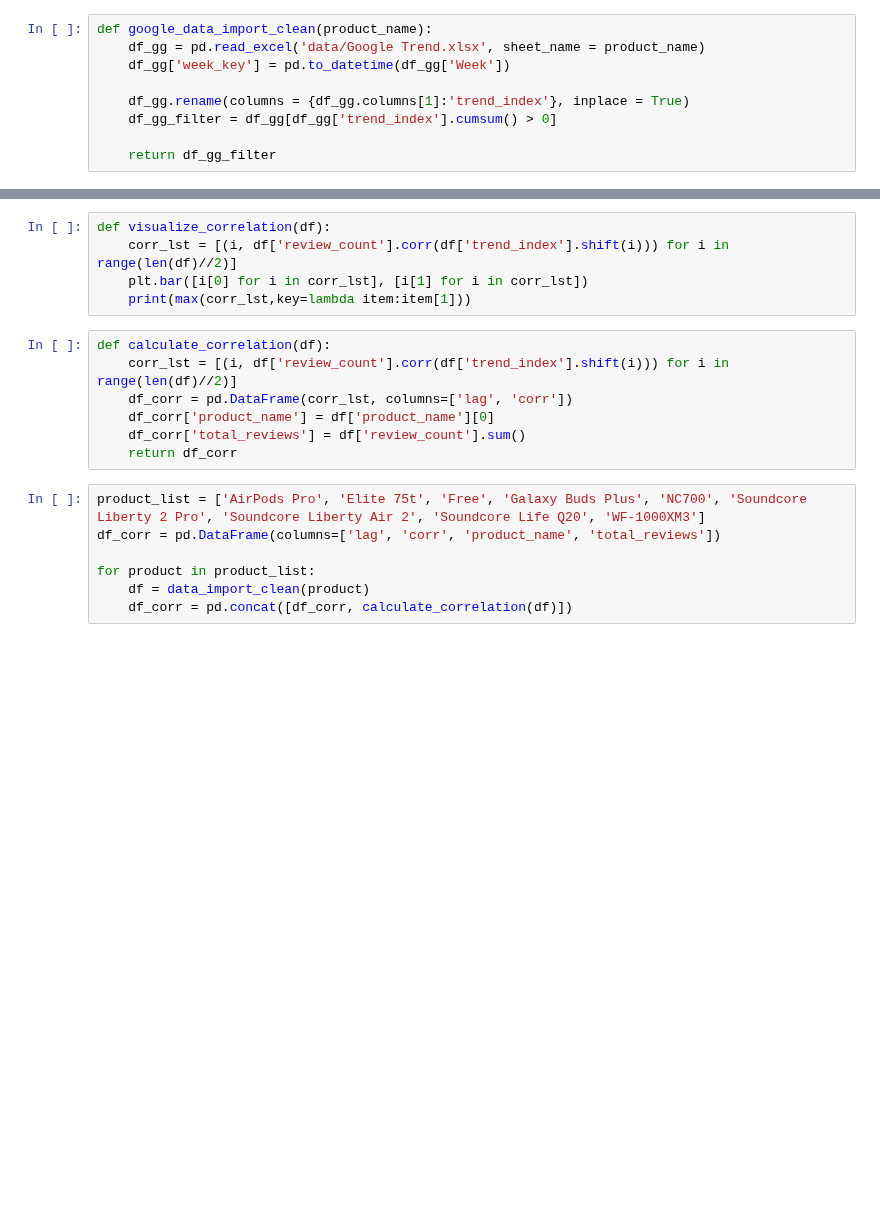
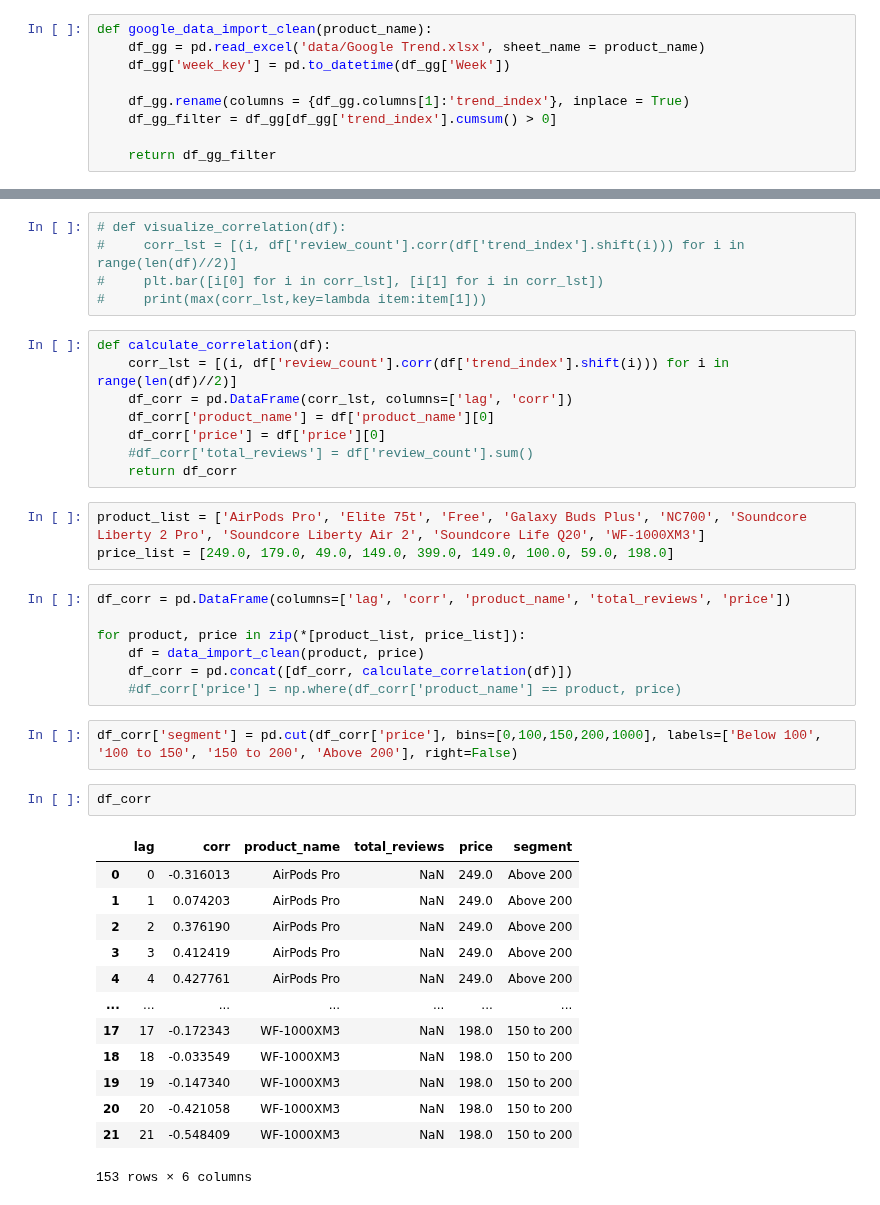
Before and after one commit to datascientistlin/AmazonReviewAnalysis, a Jupyter notebook: Correlation.ipynb, the cells around one changed output, grey strips where cells are left out. Cells and saved outputs as stored; diff of their text form; blank space fills up the shorter version.

```diff
--- a/Correlation.ipynb
+++ b/Correlation.ipynb
@@ -61,19 +61,41 @@ def visualize_review_google_trend(df):
 # %%
-def visualize_correlation(df):
-    corr_lst = [(i, df['review_count'].corr(df['trend_index'].shift(i))) for i in range(len(df)//2)]
-    plt.bar([i[0] for i in corr_lst], [i[1] for i in corr_lst])
-    print(max(corr_lst,key=lambda item:item[1]))
+# def visualize_correlation(df):
+#     corr_lst = [(i, df['review_count'].corr(df['trend_index'].shift(i))) for i in range(len(df)//2)]
+#     plt.bar([i[0] for i in corr_lst], [i[1] for i in corr_lst])
+#     print(max(corr_lst,key=lambda item:item[1]))
 # %%
 def calculate_correlation(df):
     corr_lst = [(i, df['review_count'].corr(df['trend_index'].shift(i))) for i in range(len(df)//2)]
     df_corr = pd.DataFrame(corr_lst, columns=['lag', 'corr'])
     df_corr['product_name'] = df['product_name'][0]
-    df_corr['total_reviews'] = df['review_count'].sum()
+    df_corr['price'] = df['price'][0]
+    #df_corr['total_reviews'] = df['review_count'].sum()
     return df_corr
 # %%
 product_list = ['AirPods Pro', 'Elite 75t', 'Free', 'Galaxy Buds Plus', 'NC700', 'Soundcore Liberty 2 Pro', 'Soundcore Liberty Air 2', 'Soundcore Life Q20', 'WF-1000XM3']
-df_corr = pd.DataFrame(columns=['lag', 'corr', 'product_name', 'total_reviews'])
-
-for product in product_list:
-    df = data_import_clean(product)
-    df_corr = pd.concat([df_corr, calculate_correlation(df)])
+price_list = [249.0, 179.0, 49.0, 149.0, 399.0, 149.0, 100.0, 59.0, 198.0]
+# %%
+df_corr = pd.DataFrame(columns=['lag', 'corr', 'product_name', 'total_reviews', 'price'])
+
+for product, price in zip(*[product_list, price_list]):
+    df = data_import_clean(product, price)
+    df_corr = pd.concat([df_corr, calculate_correlation(df)])
+    #df_corr['price'] = np.where(df_corr['product_name'] == product, price)
+# %%
+df_corr['segment'] = pd.cut(df_corr['price'], bins=[0,100,150,200,1000], labels=['Below 100', '100 to 150', '150 to 200', 'Above 200'], right=False)
+# %%
+df_corr
+# %% [output]
+|  | lag | corr | product_name | total_reviews | price | segment |
+| 0 | 0 | -0.316013 | AirPods Pro | NaN | 249.0 | Above 200 |
+| 1 | 1 | 0.074203 | AirPods Pro | NaN | 249.0 | Above 200 |
+| 2 | 2 | 0.376190 | AirPods Pro | NaN | 249.0 | Above 200 |
+| 3 | 3 | 0.412419 | AirPods Pro | NaN | 249.0 | Above 200 |
+| 4 | 4 | 0.427761 | AirPods Pro | NaN | 249.0 | Above 200 |
+| ... | ... | ... | ... | ... | ... | ... |
+| 17 | 17 | -0.172343 | WF-1000XM3 | NaN | 198.0 | 150 to 200 |
+| 18 | 18 | -0.033549 | WF-1000XM3 | NaN | 198.0 | 150 to 200 |
+| 19 | 19 | -0.147340 | WF-1000XM3 | NaN | 198.0 | 150 to 200 |
+| 20 | 20 | -0.421058 | WF-1000XM3 | NaN | 198.0 | 150 to 200 |
+| 21 | 21 | -0.548409 | WF-1000XM3 | NaN | 198.0 | 150 to 200 |
+153 rows × 6 columns
```
Also changed, not shown: parts of 6 cells of this notebook.
